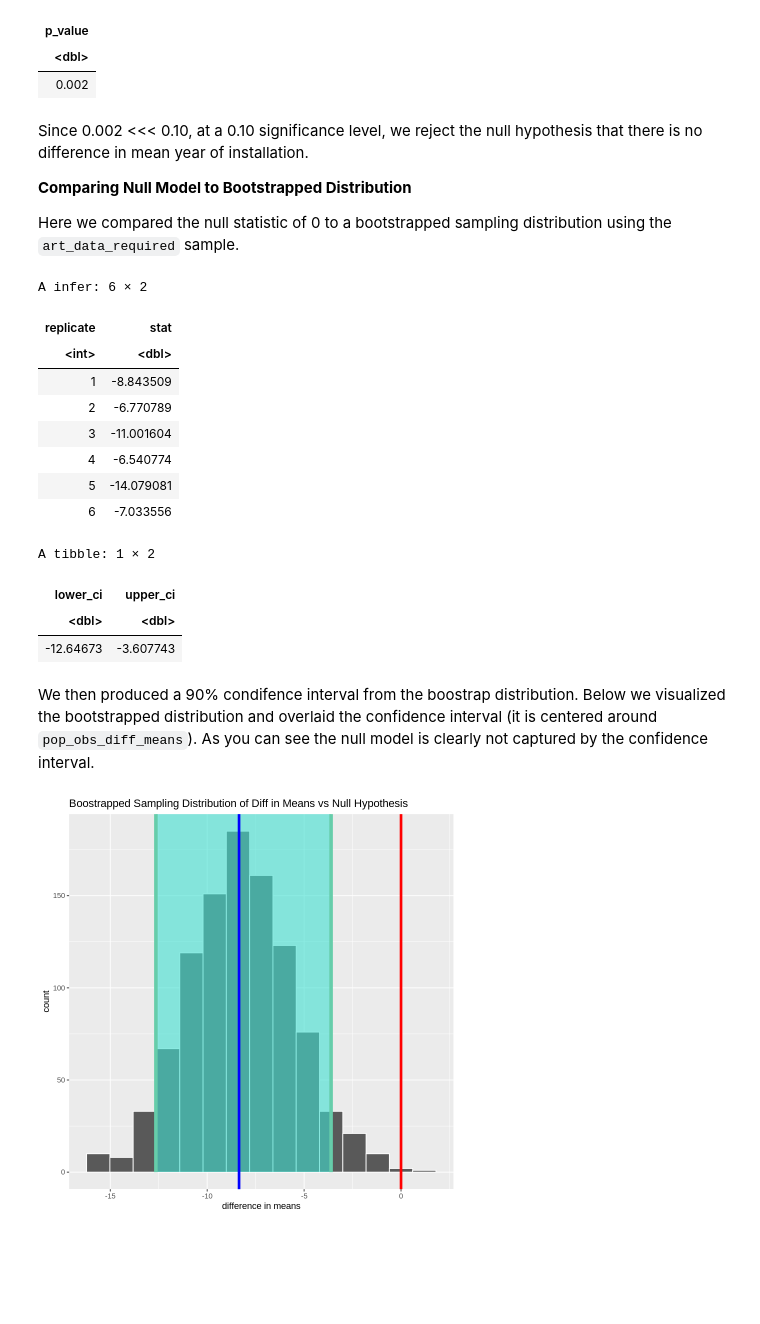
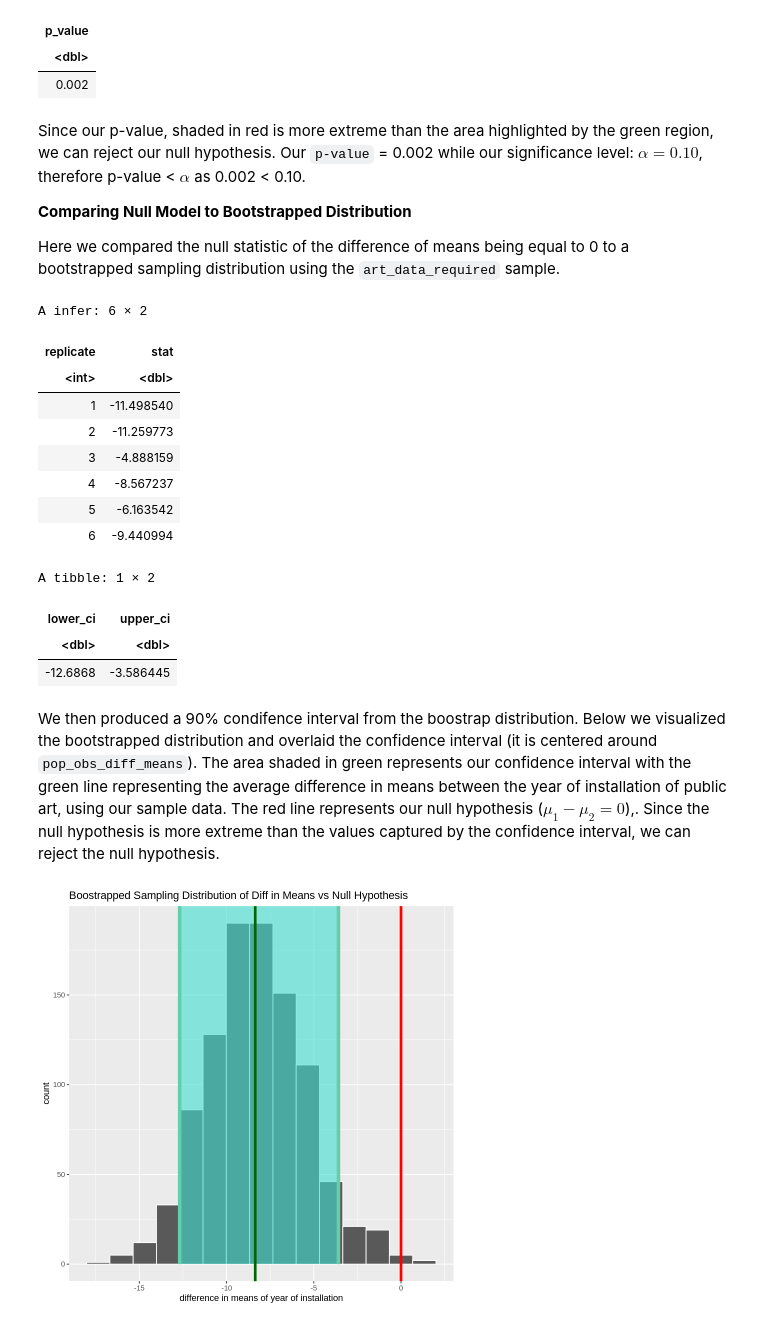
Before and after one commit to olivia-1221/Vancouver-Public-Art, a Jupyter notebook: project.ipynb, the cells around one changed output. Drawn from its saved outputs; the diff is of its cells as text; code cells hidden in the pictures; blank space fills up the shorter version.

```diff
--- a/project.ipynb
+++ b/project.ipynb
@@ -343,18 +275,18 @@ A tibble: 1 × 1
 | <dbl> |
 | 0.002 |
 # %% [markdown]
-Since 0.002 <<< 0.10, at a 0.10 significance level, we reject the null hypothesis that there is no difference in mean year of installation.
+Since our p-value, shaded in red is more extreme than the area highlighted by the green region, we can reject our null hypothesis. Our `p-value` = 0.002 while our significance level: $\alpha = 0.10$, therefore p-value < $\alpha$ as 0.002 < 0.10.
+
 
 **Comparing Null Model to Bootstrapped Distribution**
 
-Here we compared the null statistic of 0 to a bootstrapped sampling distribution using the `art_data_required` sample.
+Here we compared the null statistic of the difference of means being equal to 0 to a bootstrapped sampling distribution using the `art_data_required` sample.
 # %%
 #hypothesis testing via infer
-set.seed(11)
+set.seed(101)
 
 pop_bootstrap_distribution <- art_data_required %>%
     specify(formula = YearOfInstallation ~ Neighbourhood) %>%
-    generate(reps = 1000, type = "bootstrap") %>%
     calculate(stat = "diff in means", order = c("Downtown", "Mount Pleasant"))
 
 head(pop_bootstrap_distribution)
@@ -362,12 +294,12 @@ head(pop_bootstrap_distribution)
 A infer: 6 × 2
 | replicate | stat |
 | <int> | <dbl> |
-| 1 | -8.843509 |
-| 2 | -6.770789 |
-| 3 | -11.001604 |
-| 4 | -6.540774 |
-| 5 | -14.079081 |
-| 6 | -7.033556 |
+| 1 | -11.498540 |
+| 2 | -11.259773 |
+| 3 | -4.888159 |
+| 4 | -8.567237 |
+| 5 | -6.163542 |
+| 6 | -9.440994 |
 # %%
 pop_percentile_ci <- pop_bootstrap_distribution %>%
     get_confidence_interval(level = 0.90, type = "percentile")
@@ -377,15 +309,15 @@ pop_percentile_ci
 A tibble: 1 × 2
 | lower_ci | upper_ci |
 | <dbl> | <dbl> |
-| -12.64673 | -3.607743 |
+| -12.6868 | -3.586445 |
 # %% [markdown]
-We then produced a 90% condifence interval from the boostrap distribution. Below we visualized the bootstrapped distribution and overlaid the confidence interval (it is centered around `pop_obs_diff_means`). As you can see the null model is clearly not captured by the confidence interval.
+We then produced a 90% condifence interval from the boostrap distribution. Below we visualized the bootstrapped distribution and overlaid the confidence interval (it is centered around `pop_obs_diff_means`). The area shaded in green represents our confidence interval with the green line representing the average difference in means between the year of installation of public art, using our sample data. The red line represents our null hypothesis ($\mu_1 - \mu_2 = 0$),. Since the null hypothesis is more extreme than the values captured by the confidence interval, we can reject the null hypothesis.
 # %%
 visualize(pop_bootstrap_distribution) +
     shade_confidence_interval(endpoints = pop_percentile_ci) +
-    geom_vline(xintercept = pull(pop_obs_diff_means), col = "blue", size = 1.5) + #alternative hypothesis
+    geom_vline(xintercept = pull(pop_obs_diff_means), col = "dark green", size = 1.5) + #alternative hypothesis
     geom_vline(xintercept = 0, col = "red", size = 1.5) + #null hypothesis
     ggtitle("Boostrapped Sampling Distribution of Diff in Means vs Null Hypothesis") +
-    xlab("difference in means")
+    xlab("difference in means of year of installation")
 # %% [output]
-[figure, old version]
+[figure, new version]
```
Also changed, not shown: parts of 38 cells of this notebook.
